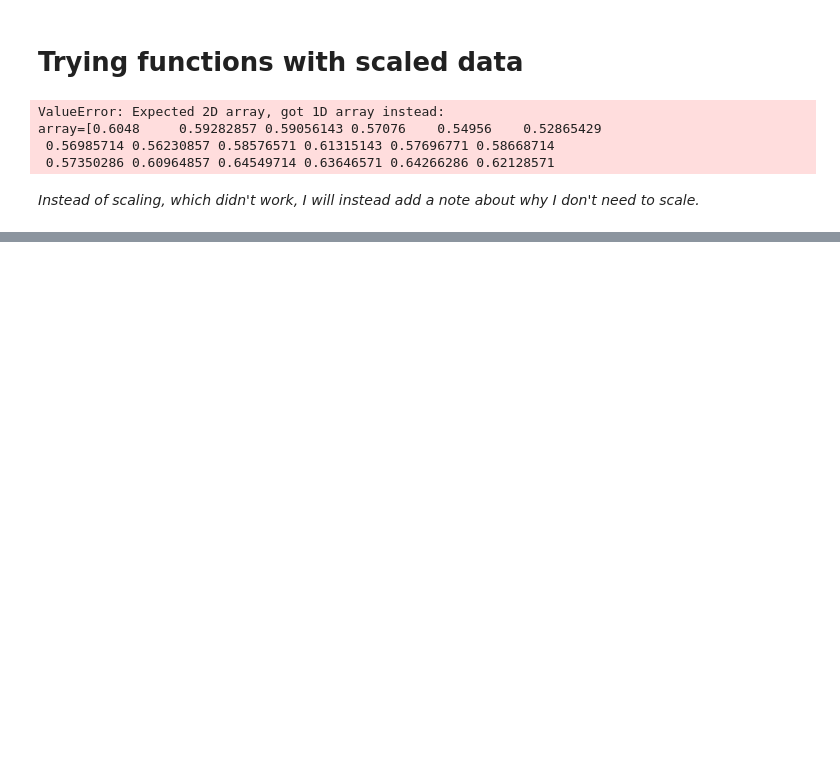
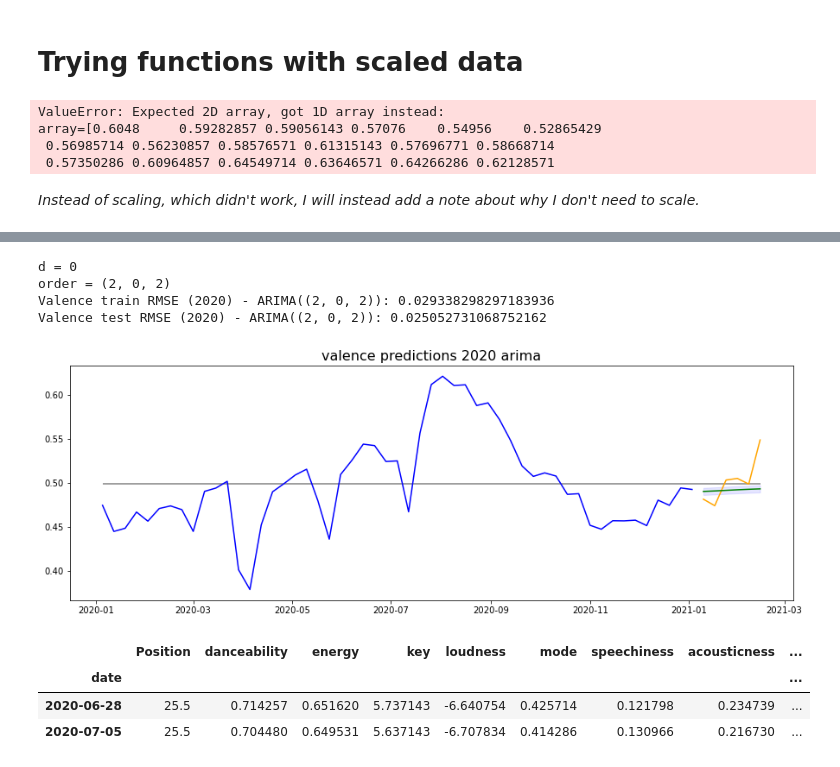
Before and after one commit to EmFib/music_for_the_future, a Jupyter notebook: code/model_benchmarking_2017.ipynb, the cells around one changed output, grey strips where cells are left out. Saved outputs shown, nothing was run; the diff lists cells and outputs as text; code cells hidden in the pictures; blank space fills up the shorter version.

```diff
--- a/code/model_benchmarking_2017.ipynb
+++ b/code/model_benchmarking_2017.ipynb
@@ -1035,0 +1163,8 @@ _Instead of scaling, which didn't work, I will instead add a note about why I do
+# %%
+arima_predict_plot(rw_italy_20, 'valence', 2020, title = "valence predictions 2020 arima")
+# %% [output]
+d = 0
+order = (2, 0, 2)
+Valence train RMSE (2020) - ARIMA((2, 0, 2)): 0.029338298297183936
+Valence test RMSE (2020) - ARIMA((2, 0, 2)): 0.025052731068752162
+[figure, added]
@@ -1035,0 +1174,7 @@ _Instead of scaling, which didn't work, I will instead add a note about why I do
+# %%
+first_half_2020_it.tail(2)
+# %% [output]
+|  | Position | danceability | energy | key | loudness | mode | speechiness | acousticness | ... |
+| date |  |  |  |  |  |  |  |  | ... |
+| 2020-06-28 | 25.5 | 0.714257 | 0.651620 | 5.737143 | -6.640754 | 0.425714 | 0.121798 | 0.234739 | ... |
+| 2020-07-05 | 25.5 | 0.704480 | 0.649531 | 5.637143 | -6.707834 | 0.414286 | 0.130966 | 0.216730 | ... |
```
Also changed, not shown: parts of 26 cells of this notebook, 22 other files.
